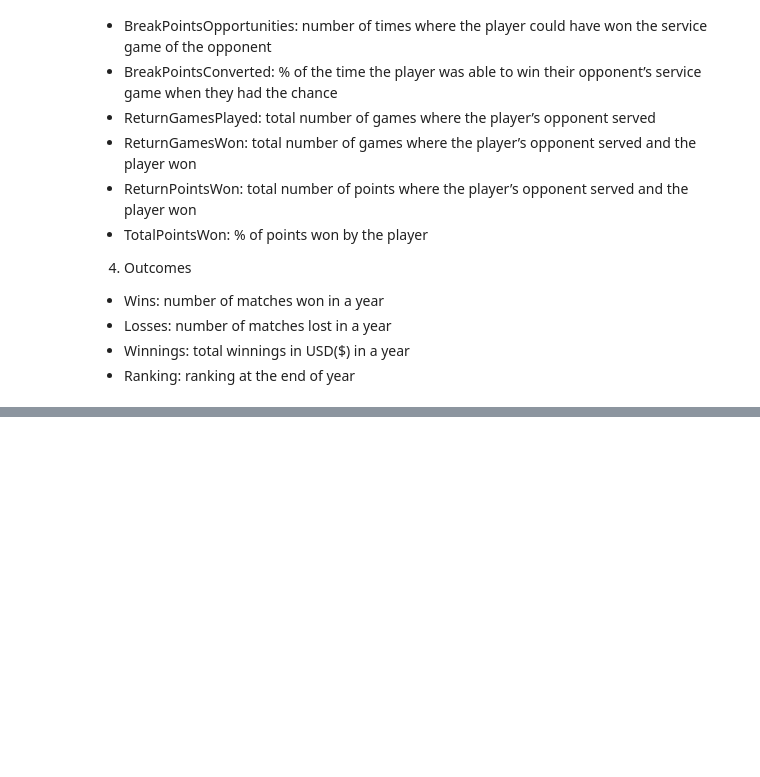
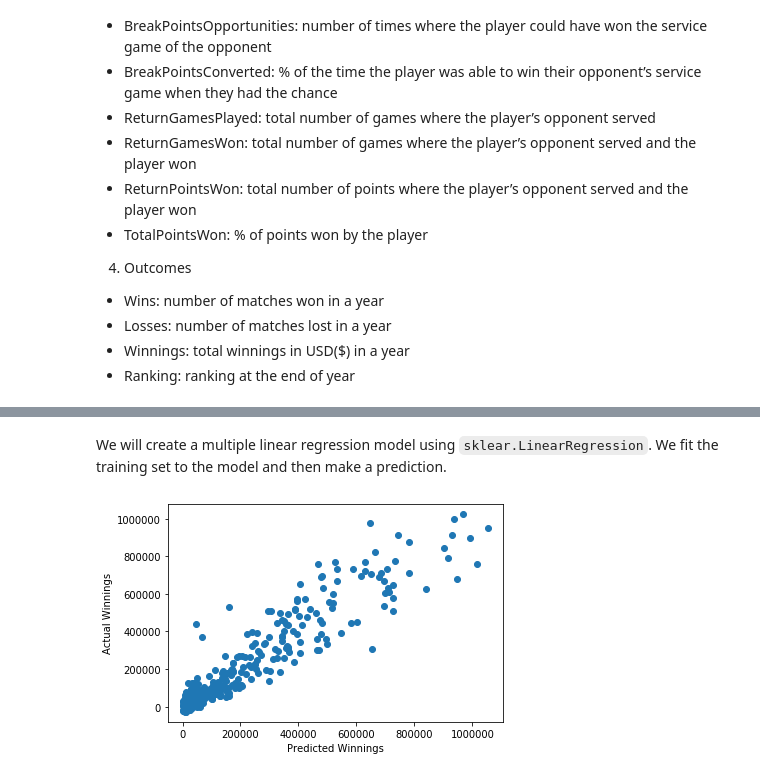
Before and after one commit to olgOk/Tennis-Ace, a Jupyter notebook: TennisAce.ipynb, the cells around one changed output, grey strips where cells are left out. Cells and saved outputs as stored; diff of their text form; code cells hidden in the pictures; blank space fills up the shorter version.

```diff
--- a/TennisAce.ipynb
+++ b/TennisAce.ipynb
@@ -88,0 +114,24 @@ df.head()
+# %%
+# define x axis
+x = df[['FirstServe', 'FirstServePointsWon', 'FirstServeReturnPointsWon',
+        'SecondServePointsWon', 'SecondServeReturnPointsWon', 'Aces',
+        'BreakPointsConverted', 'BreakPointsFaced', 'BreakPointsOpportunities',
+        'BreakPointsSaved', 'DoubleFaults', 'ReturnGamesPlayed', 'ReturnGamesWon',
+        'ReturnPointsWon', 'ServiceGamesPlayed', 'ServiceGamesWon', 'TotalPointsWon',
+        'TotalServicePointsWon', 'Wins', 'Losses', 'Ranking']]
+# define y axis
+y = df[['Winnings']]
+
+x_train, x_test, y_train, y_test = train_test_split(x, y, train_size=0.8, test_size=0.2)
+# %% [markdown]
+We will create a multiple linear regression model using `sklear.LinearRegression`. We fit the training set to the model and then make a prediction.
+# %%
+mlr = LinearRegression()
+mlr.fit(x_train, y_train)
+y_predict = mlr.predict(x_test)
+plt.scatter(y_test,y_predict)
+plt.xlabel("Predicted Winnings")
+plt.ylabel("Actual Winnings")
+plt.show()
+# %% [output]
+[figure, added]
```
Also changed, not shown: parts of 8 cells of this notebook.
